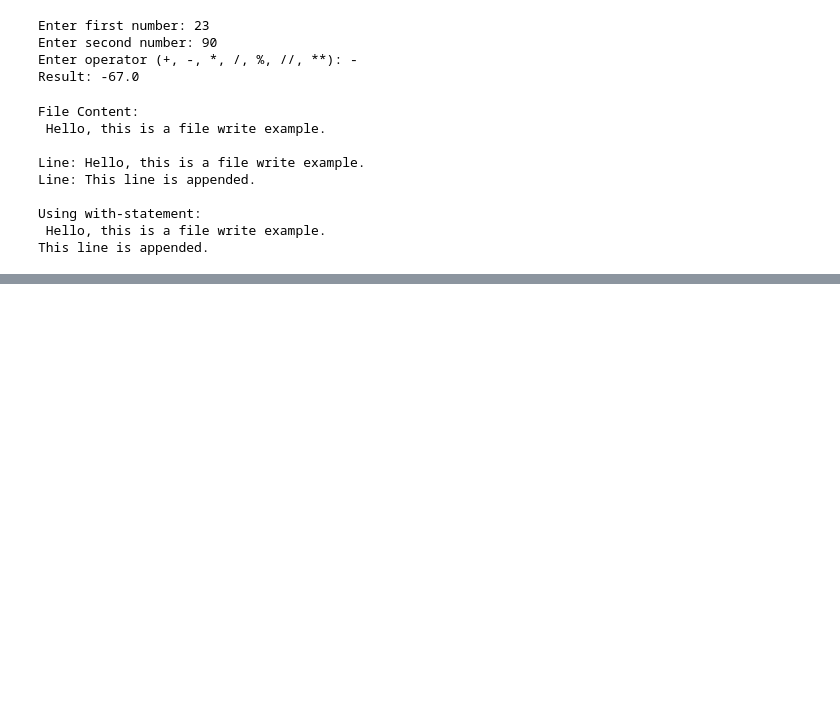
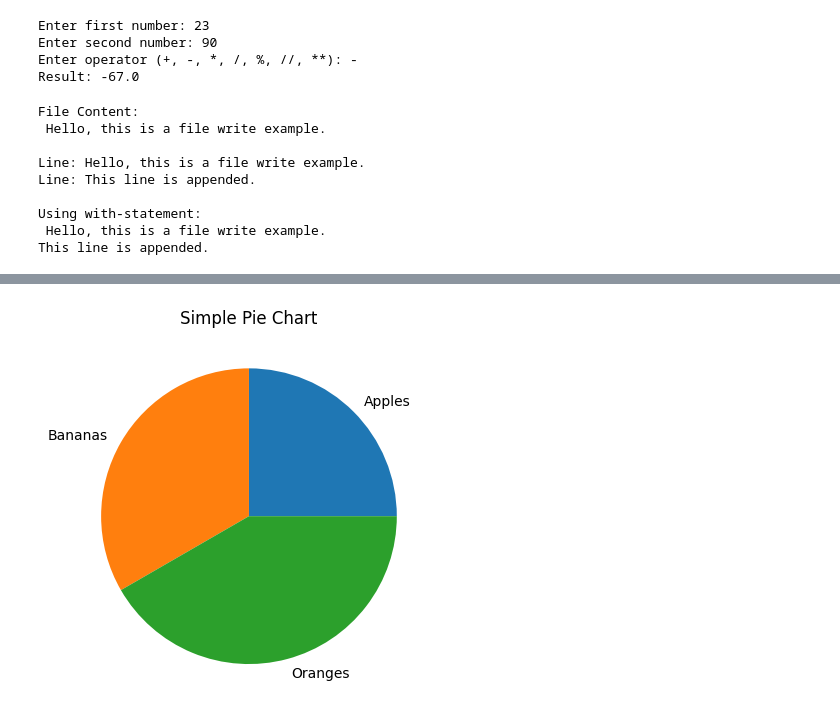
Before and after one commit to KondamPravalikaReddy/AirAware-Smart-Air-Quality-Prediction, a Jupyter notebook: DailyTask_Infosys_pynb.ipynb, the cells around one changed output, grey strips where cells are left out. Drawn from its saved outputs; the diff is of its cells as text; code cells hidden in the pictures; blank space fills up the shorter version.

```diff
--- a/DailyTask_Infosys_pynb.ipynb
+++ b/DailyTask_Infosys_pynb.ipynb
@@ -338,0 +568,16 @@ This line is appended.
+# %%
+#Pie Chart - A pie chart is a circular chart divided into sectors, each representing a proportion of the whole. They are commonly used to show relative proportions of a set of values or to compare parts of a whole. Pie charts are easy to read and provide a quick visual summary of the data.
+
+import matplotlib.pyplot as plt
+
+x = ['Apples', 'Bananas', 'Oranges']
+
+y = [15, 20, 25]
+
+plt.pie(y, labels=x)
+
+plt.title('Simple Pie Chart')
+
+plt.show()
+# %% [output]
+[figure, added]
```
Also changed, not shown: parts of 19 cells of this notebook.
